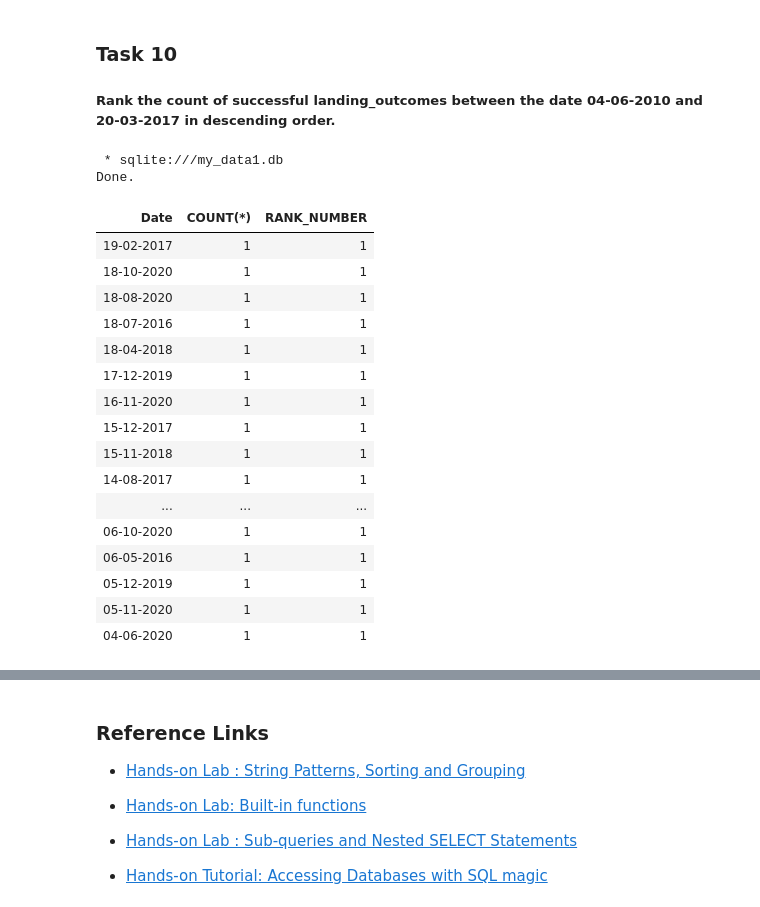
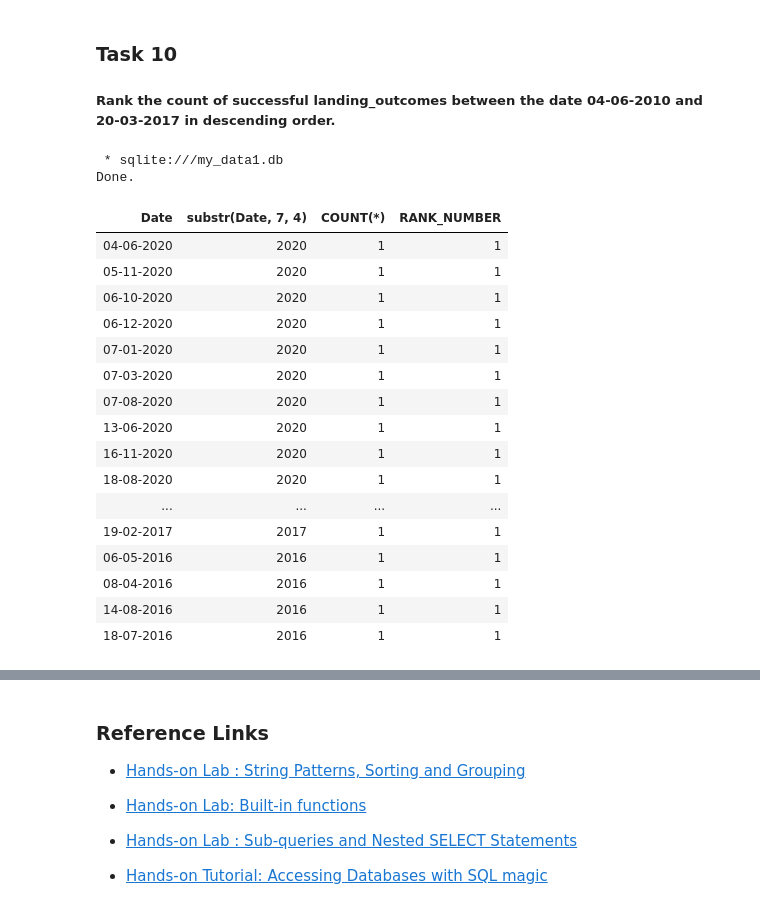
Before and after one commit to 00G4briel00/Applied_Data_Science_Capstone, a Jupyter notebook: jupyter-labs-eda-sql-coursera_sqllite.ipynb, the cells around one changed output, grey strips where cells are left out. Drawn from its saved outputs; the diff is of its cells as text; code cells hidden in the pictures.

```diff
--- a/jupyter-labs-eda-sql-coursera_sqllite.ipynb
+++ b/jupyter-labs-eda-sql-coursera_sqllite.ipynb
@@ -306,30 +321,30 @@ Done.
 ##### Rank the  count of  successful landing_outcomes between the date 04-06-2010 and 20-03-2017 in descending order.
 # %%
 %%sql
-SELECT "Date", COUNT(*), RANK() OVER(ORDER BY COUNT(*)) RANK_NUMBER
+SELECT "Date", substr(Date, 7, 4), COUNT(*), RANK() OVER(ORDER BY COUNT(*)) RANK_NUMBER
 FROM SPACEXTBL
 WHERE "Date" > '04-06-2010' AND "Date" < '20-03-2017' AND "Landing _Outcome" LIKE '%Success%'
 GROUP BY "Date"
-ORDER BY "Date" DESC;
+ORDER BY substr(Date,7,4) DESC;
 # %% [output]
  * sqlite:///my_data1.db
 Done.
-| Date | COUNT(*) | RANK_NUMBER |
-| 19-02-2017 | 1 | 1 |
-| 18-10-2020 | 1 | 1 |
-| 18-08-2020 | 1 | 1 |
-| 18-07-2016 | 1 | 1 |
-| 18-04-2018 | 1 | 1 |
-| 17-12-2019 | 1 | 1 |
-| 16-11-2020 | 1 | 1 |
-| 15-12-2017 | 1 | 1 |
-| 15-11-2018 | 1 | 1 |
-| 14-08-2017 | 1 | 1 |
-| ... | ... | ... |
-| 06-10-2020 | 1 | 1 |
-| 06-05-2016 | 1 | 1 |
-| 05-12-2019 | 1 | 1 |
-| 05-11-2020 | 1 | 1 |
-| 04-06-2020 | 1 | 1 |
+| Date | substr(Date, 7, 4) | COUNT(*) | RANK_NUMBER |
+| 04-06-2020 | 2020 | 1 | 1 |
+| 05-11-2020 | 2020 | 1 | 1 |
+| 06-10-2020 | 2020 | 1 | 1 |
+| 06-12-2020 | 2020 | 1 | 1 |
+| 07-01-2020 | 2020 | 1 | 1 |
+| 07-03-2020 | 2020 | 1 | 1 |
+| 07-08-2020 | 2020 | 1 | 1 |
+| 13-06-2020 | 2020 | 1 | 1 |
+| 16-11-2020 | 2020 | 1 | 1 |
+| 18-08-2020 | 2020 | 1 | 1 |
+| ... | ... | ... | ... |
+| 19-02-2017 | 2017 | 1 | 1 |
+| 06-05-2016 | 2016 | 1 | 1 |
+| 08-04-2016 | 2016 | 1 | 1 |
+| 14-08-2016 | 2016 | 1 | 1 |
+| 18-07-2016 | 2016 | 1 | 1 |
 # %%
 %%sql
```
Also changed, not shown: parts of 4 cells of this notebook.
